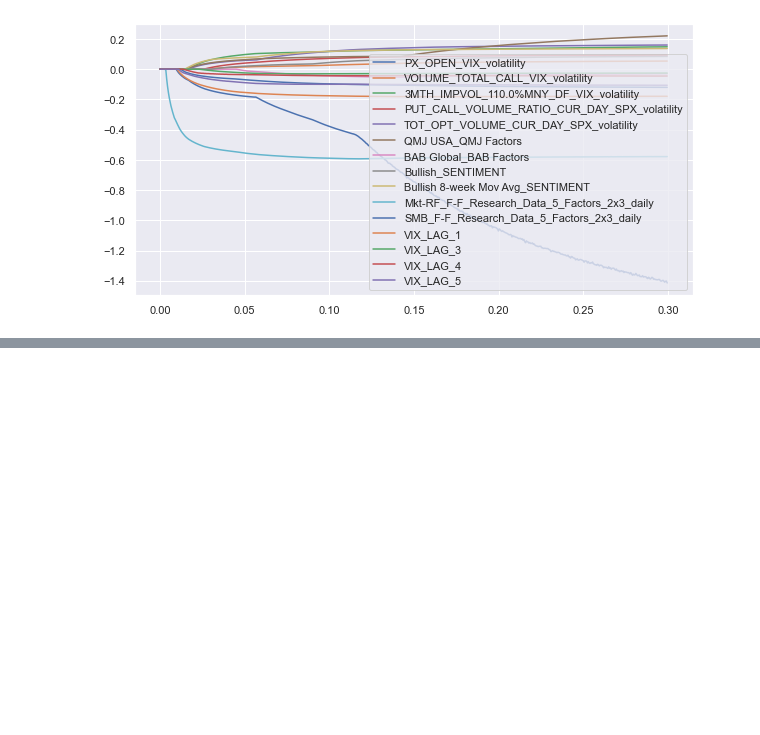
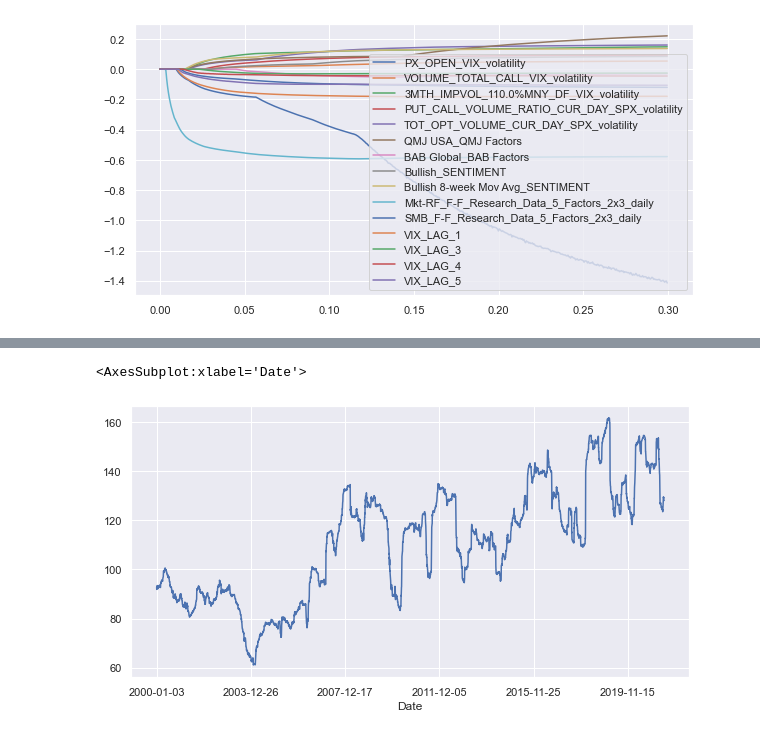
Before and after one commit to g0bel1n/VIX_predictions, a Jupyter notebook: analysis/lasso_feature_selection_graphics_modif_thomas.ipynb, the cells around one changed output, grey strips where cells are left out. Drawn from its saved outputs; the diff is of its cells as text; code cells hidden in the pictures; blank space fills up the shorter version.

```diff
--- a/analysis/lasso_feature_selection_graphics_modif_thomas.ipynb
+++ b/analysis/lasso_feature_selection_graphics_modif_thomas.ipynb
@@ -135,0 +125,5 @@ with open("analysis/lasso_selection_graph.html", "w") as f:
+# %%
+df.set_index("Date")['VOLATILITY_260D_VIX_volatility'].plot()
+# %% [output]
+<AxesSubplot:xlabel='Date'>
+[figure, added]
```
Also changed, not shown: parts of 3 cells of this notebook, 3 other files.
